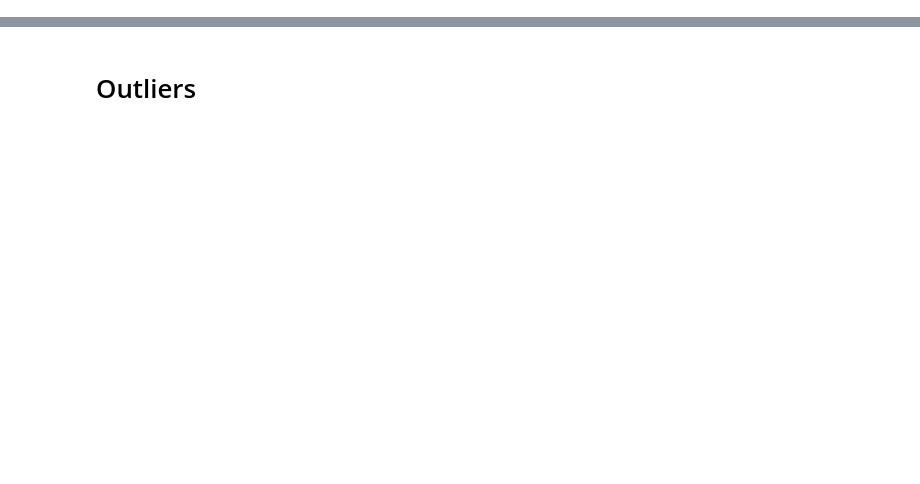
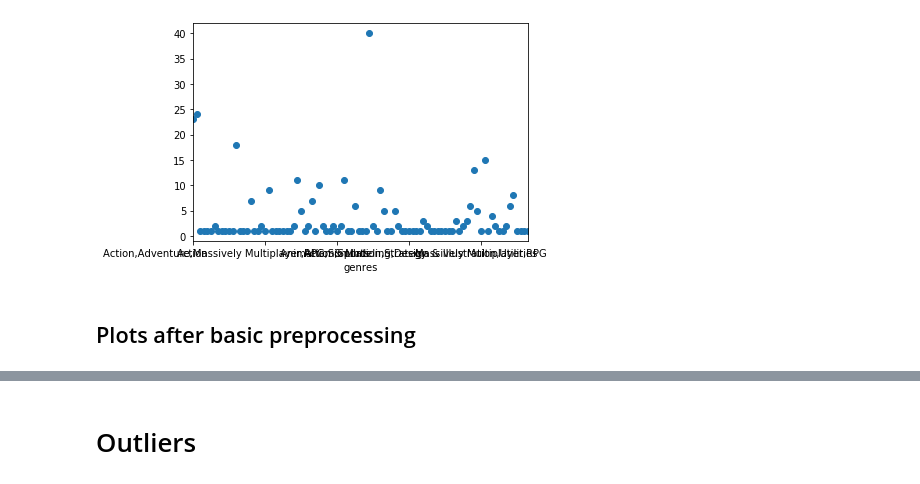
Before and after one commit to KabirRajput/5001_GameTime_Prediction, a Jupyter notebook: MSBD_KABIR_RAJPUT.ipynb, the cells around one changed output, grey strips where cells are left out. Cells and saved outputs as stored; diff of their text form; code cells hidden in the pictures; blank space fills up the shorter version.

```diff
--- a/MSBD_KABIR_RAJPUT.ipynb
+++ b/MSBD_KABIR_RAJPUT.ipynb
@@ -30,3 +160,10 @@ df
+# %%
+df.groupby('genres')['positive_rate'].nunique().plot(style='o')
+plt.show()
+# %% [output]
+[figure, added]
+# %% [markdown]
+## Plots after basic preprocessing
 # %%
 df.head()
 # %% [output]
```
Also changed, not shown: parts of 64 cells of this notebook, 1 other file.
